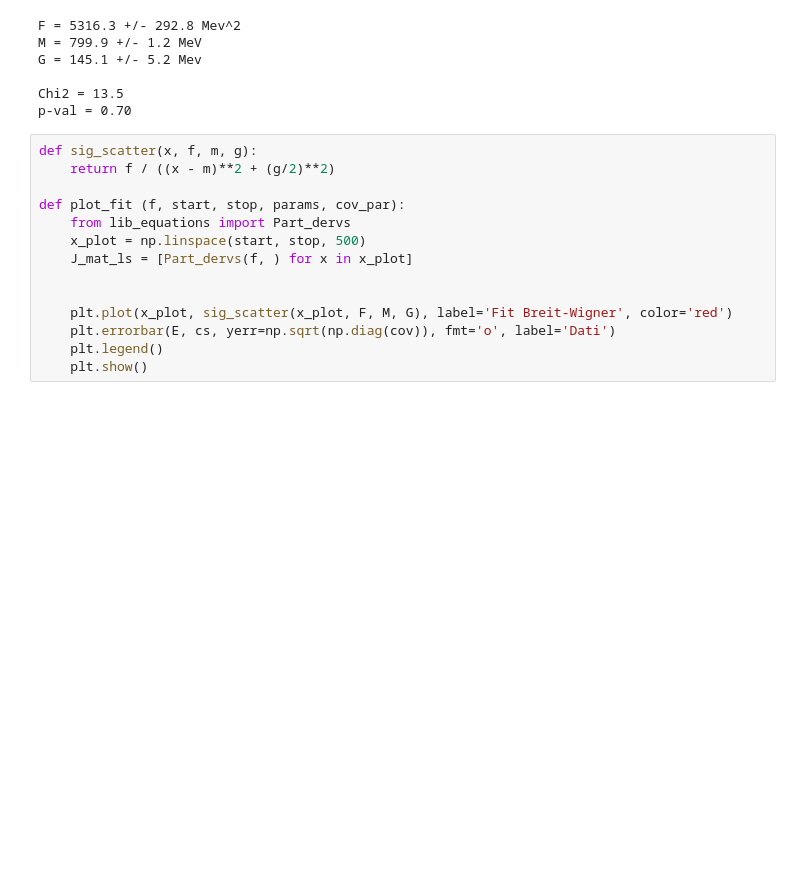
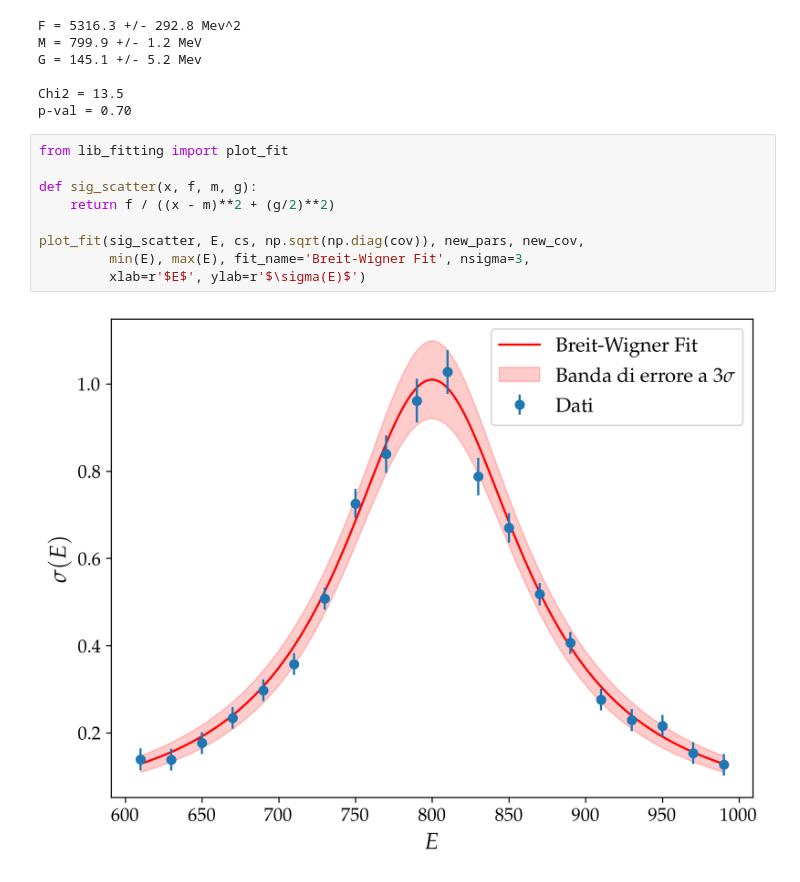
Before and after one commit to mvolpato-unimib/Lab_comp, a Jupyter notebook: ex11/data_fitting.ipynb, the cells around one changed output. Cells and saved outputs as stored; diff of their text form; blank space fills up the shorter version.

```diff
--- a/ex11/data_fitting.ipynb
+++ b/ex11/data_fitting.ipynb
@@ -102,16 +104,13 @@ G = 145.1 +/- 5.2 Mev
 Chi2 = 13.5
 p-val = 0.70
 # %%
+from lib_fitting import plot_fit
+
 def sig_scatter(x, f, m, g):
     return f / ((x - m)**2 + (g/2)**2)
 
-def plot_fit (f, start, stop, params, cov_par):
-    from lib_equations import Part_dervs
-    x_plot = np.linspace(start, stop, 500)
-    J_mat_ls = [Part_dervs(f, ) for x in x_plot]
-
-
-    plt.plot(x_plot, sig_scatter(x_plot, F, M, G), label='Fit Breit-Wigner', color='red')
-    plt.errorbar(E, cs, yerr=np.sqrt(np.diag(cov)), fmt='o', label='Dati')
-    plt.legend()
-    plt.show()
+plot_fit(sig_scatter, E, cs, np.sqrt(np.diag(cov)), new_pars, new_cov,
+         min(E), max(E), fit_name='Breit-Wigner Fit', nsigma=3,
+         xlab=r'$E$', ylab=r'$\sigma(E)$')
+# %% [output]
+[figure, added]
```
Also changed, not shown: parts of 3 cells of this notebook, 9 other files.
